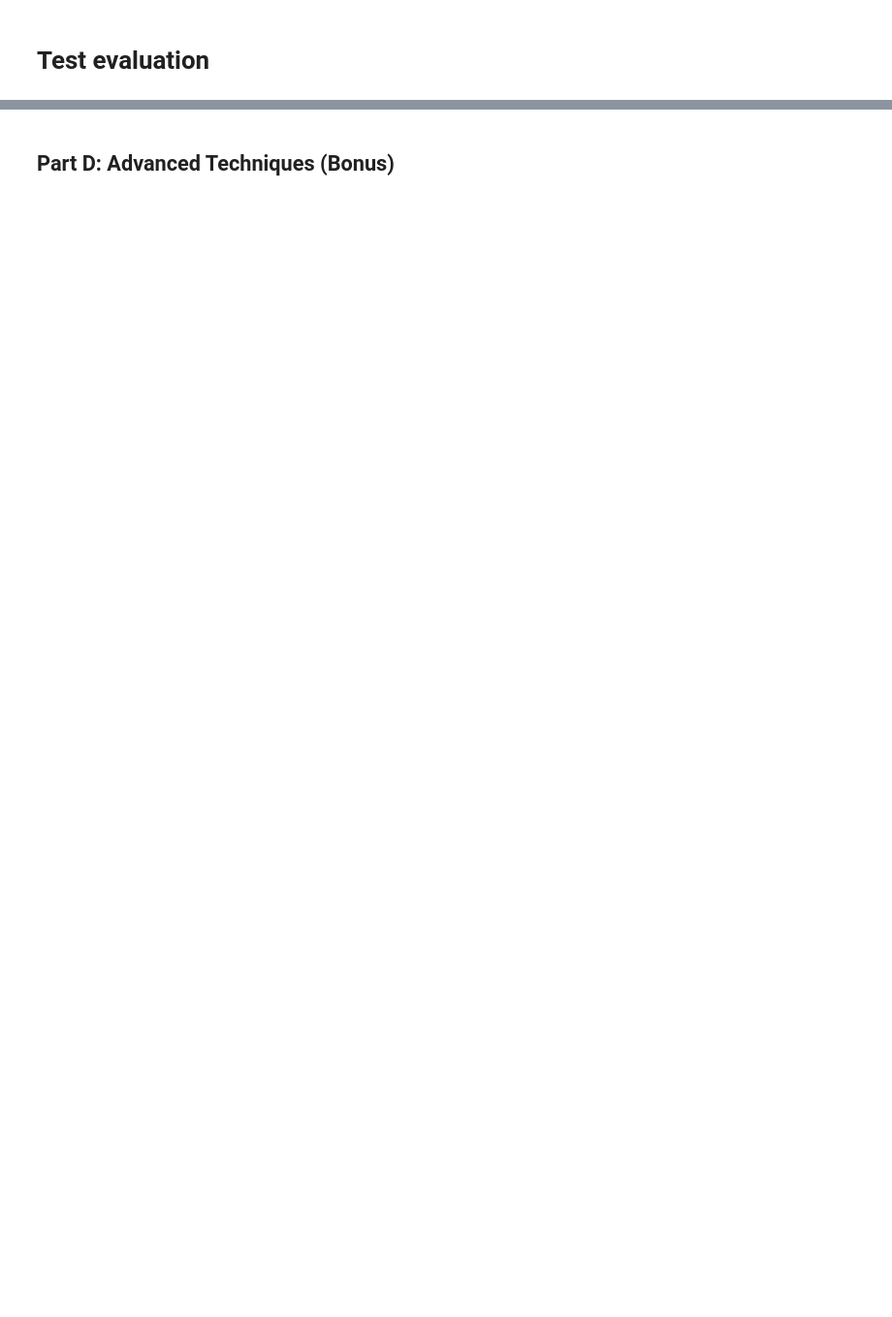
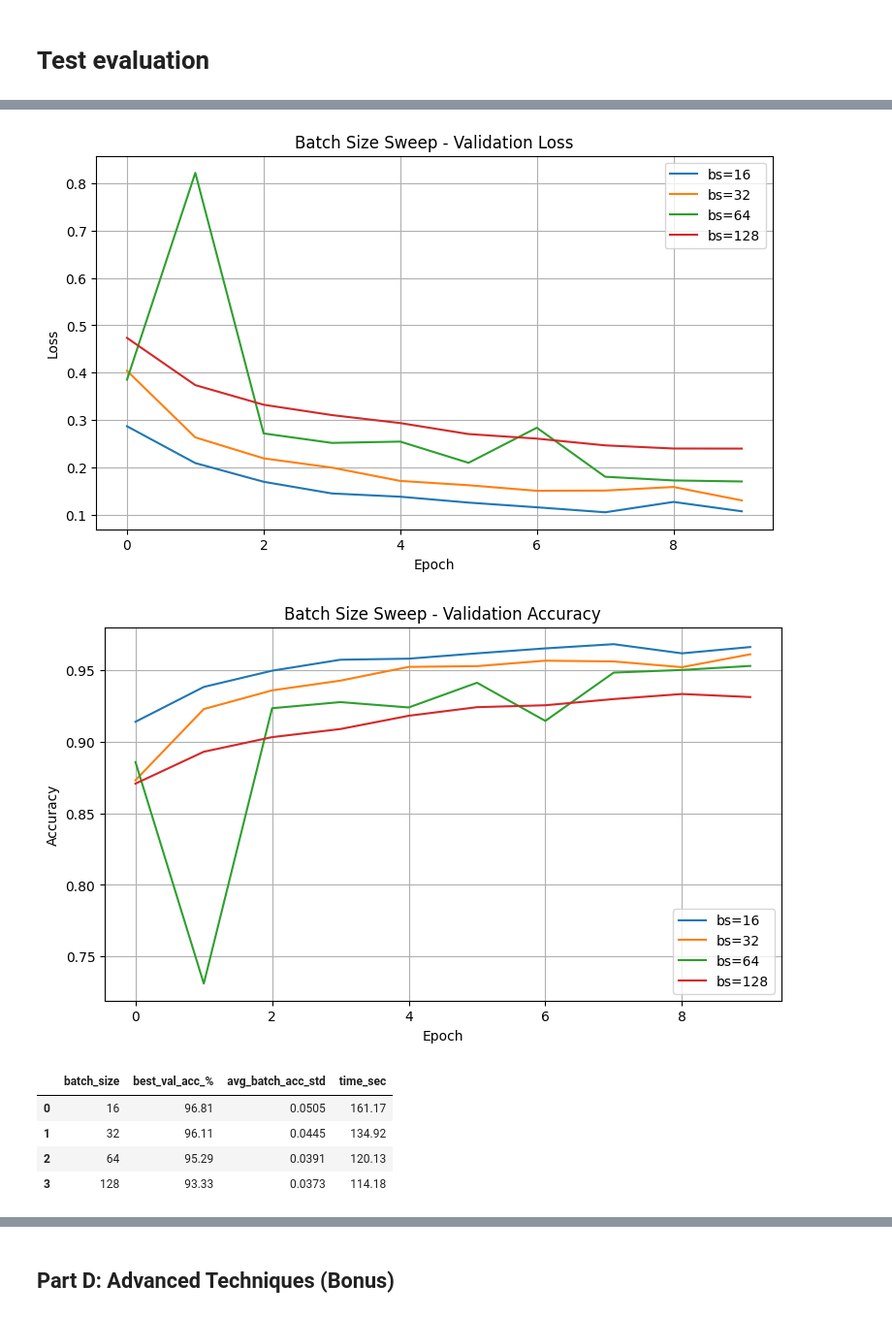
Before and after one commit to Mohammed-Hatem/mnist-linear-and-deep, a Jupyter notebook: ML_Assignment_2.ipynb, the cells around one changed output, grey strips where cells are left out. Shown at 97% size. Cells and saved outputs as stored; diff of their text form; code cells hidden in the pictures; blank space fills up the shorter version.

```diff
--- a/ML_Assignment_2.ipynb
+++ b/ML_Assignment_2.ipynb
@@ -569,0 +850,33 @@ Test Accuracy: 97.45%
+# %%
+# C1.b Batch Size Sweep (gradient noise proxy via batch accuracy std)
+EPOCHS_SWEEP = 10
+LR_BASE = 0.01
+batch_sizes = [16, 32, 64, 128]
+
+bs_histories, bs_labels = [], []
+for bs in batch_sizes:
+    h = train_mlp_sweep(hidden_layers=[200, 50], lr=LR_BASE, batch_size=bs, epochs=EPOCHS_SWEEP)
+    bs_histories.append(h)
+    bs_labels.append(f"bs={bs}")
+
+# Plots
+plot_metric_over_sweep(bs_histories, bs_labels, 'val_losses', 'Batch Size Sweep - Validation Loss', 'Loss')
+plot_metric_over_sweep(bs_histories, bs_labels, 'val_accs',   'Batch Size Sweep - Validation Accuracy', 'Accuracy')
+
+# Gradient noise proxy: average std of per-batch accuracy across epochs
+bs_grad_noise = [round(float(np.mean(h['batch_acc_std'])), 4) for h in bs_histories]
+bs_df = pd.DataFrame({
+    'batch_size': batch_sizes,
+    'best_val_acc_%': [round(h['best_val_acc']*100, 2) for h in bs_histories],
+    'avg_batch_acc_std': bs_grad_noise,
+    'time_sec': [round(h['time_sec'], 2) for h in bs_histories]
+}).sort_values('best_val_acc_%', ascending=False)
+bs_df
+# %% [output]
+[figure, added]
+[figure, added]
+|  | batch_size | best_val_acc_% | avg_batch_acc_std | time_sec |
+| 0 | 16 | 96.81 | 0.0505 | 161.17 |
+| 1 | 32 | 96.11 | 0.0445 | 134.92 |
+| 2 | 64 | 95.29 | 0.0391 | 120.13 |
+| 3 | 128 | 93.33 | 0.0373 | 114.18 |
```
Also changed, not shown: parts of 16 cells of this notebook.
